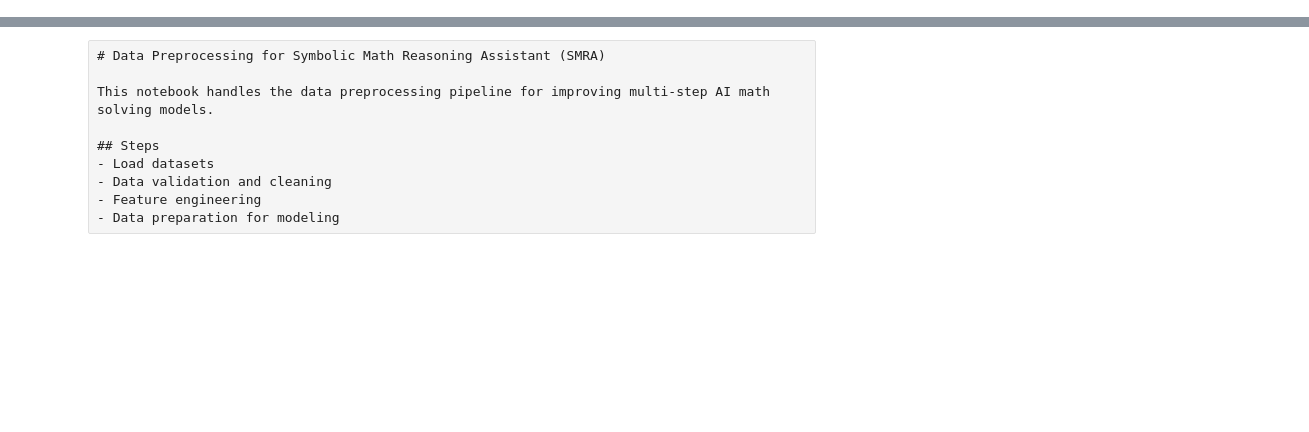
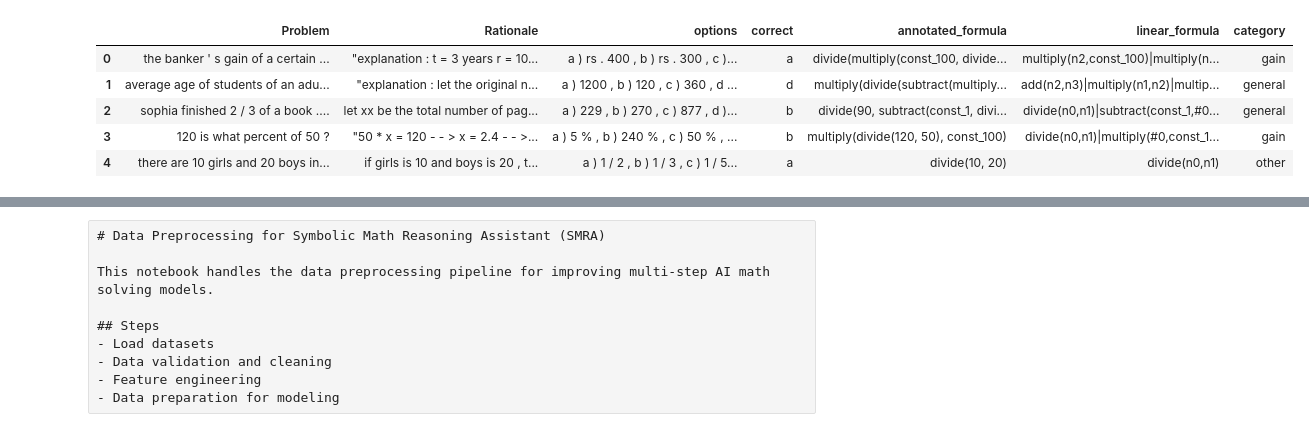
Before and after one commit to kevinmastascusa/symbolic-math-ai, a Jupyter notebook: 01_data_preprocessing.ipynb, the cells around one changed output, grey strips where cells are left out. Drawn from its saved outputs; the diff is of its cells as text; code cells hidden in the pictures; blank space fills up the shorter version.

```diff
--- a/01_data_preprocessing.ipynb
+++ b/01_data_preprocessing.ipynb
@@ -168,0 +202,13 @@ Now you have real data instead of sample data!
+# %%
+mathqa_test_df = pd.read_csv('mathqa_test.csv')
+mathqa_train_df = pd.read_csv('mathqa_train.csv')
+mathqa_validation_df = pd.read_csv('mathqa_validation.csv')
+# %%
+mathqa_train_df.head()
+# %% [output]
+|  | Problem | Rationale | options | correct | annotated_formula | linear_formula | category |
+| 0 | the banker ' s gain of a certain ... | "explanation : t = 3 years r = 10... | a ) rs . 400 , b ) rs . 300 , c )... | a | divide(multiply(const_100, divide... | multiply(n2,const_100)|multiply(n... | gain |
+| 1 | average age of students of an adu... | "explanation : let the original n... | a ) 1200 , b ) 120 , c ) 360 , d ... | d | multiply(divide(subtract(multiply... | add(n2,n3)|multiply(n1,n2)|multip... | general |
+| 2 | sophia finished 2 / 3 of a book .... | let xx be the total number of pag... | a ) 229 , b ) 270 , c ) 877 , d )... | b | divide(90, subtract(const_1, divi... | divide(n0,n1)|subtract(const_1,#0... | general |
+| 3 | 120 is what percent of 50 ? | "50 * x = 120 - - > x = 2.4 - - >... | a ) 5 % , b ) 240 % , c ) 50 % , ... | b | multiply(divide(120, 50), const_100) | divide(n0,n1)|multiply(#0,const_1... | gain |
+| 4 | there are 10 girls and 20 boys in... | if girls is 10 and boys is 20 , t... | a ) 1 / 2 , b ) 1 / 3 , c ) 1 / 5... | a | divide(10, 20) | divide(n0,n1) | other |
```
Also changed, not shown: parts of 25 cells of this notebook.
